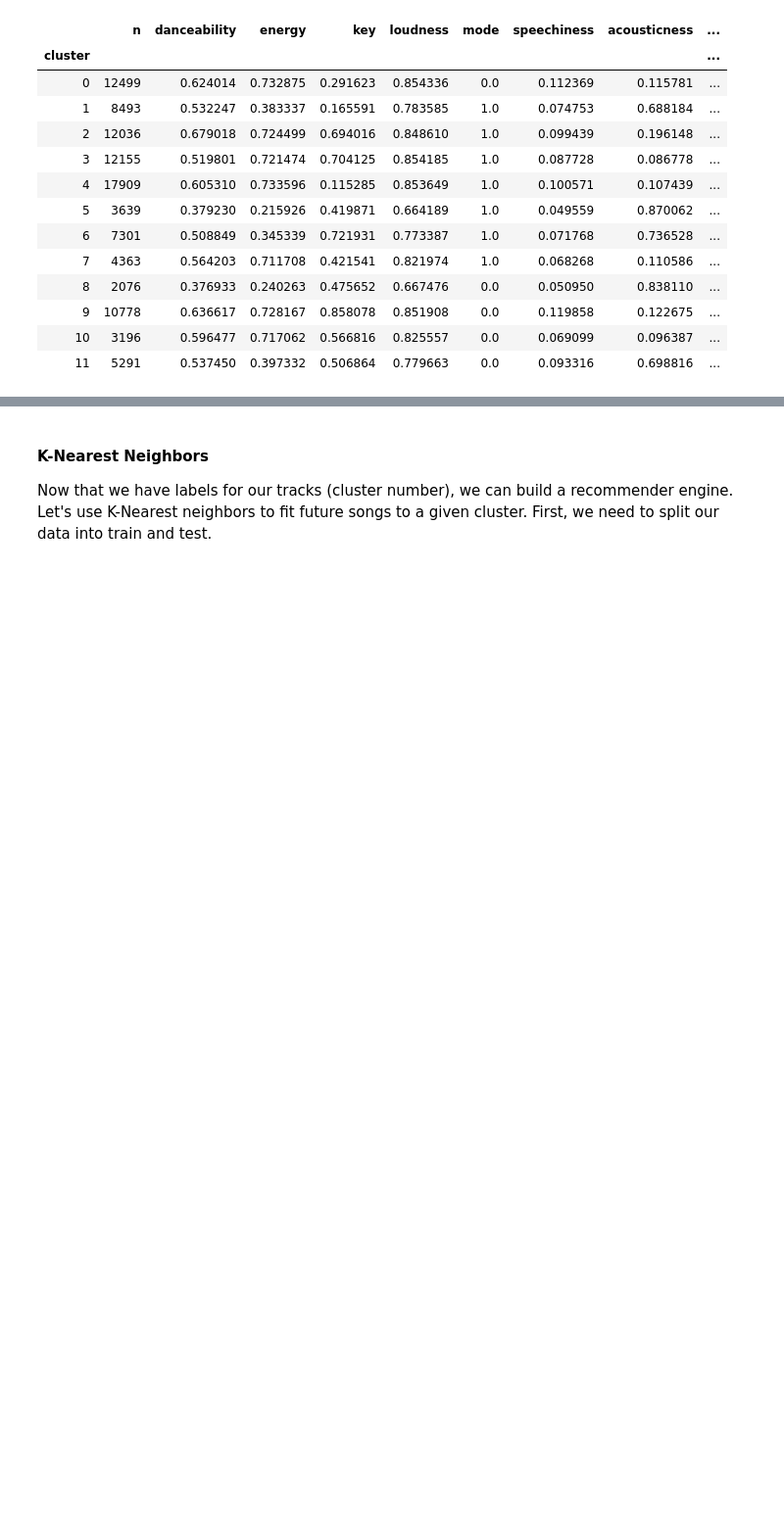
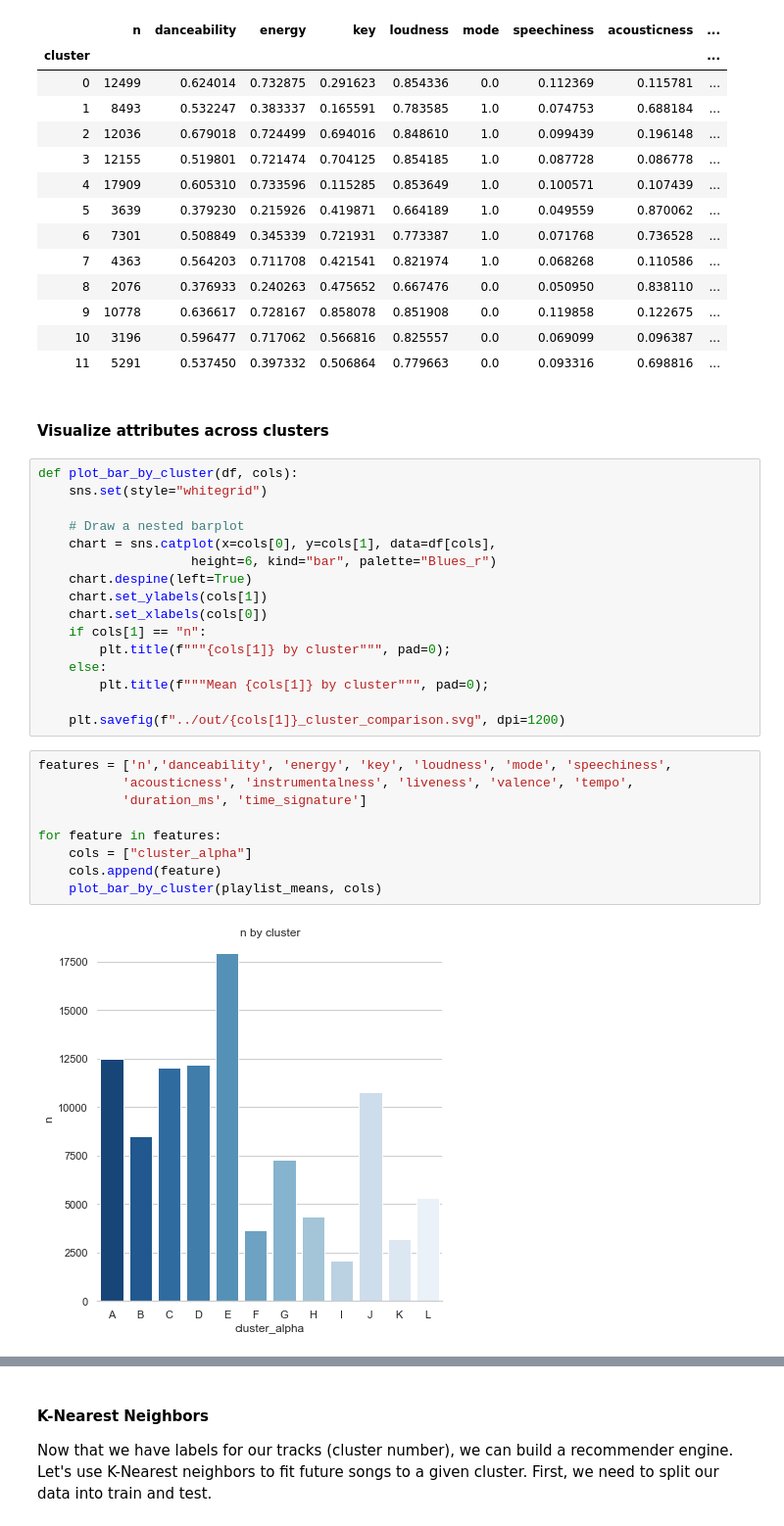
Before and after one commit to spotted-d/spotify-project, a Jupyter notebook: notebooks/group37_milestone4_finalproject.ipynb, the cells around one changed output, grey strips where cells are left out. Shown at 98% size. Saved outputs shown, nothing was run; the diff lists cells and outputs as text; blank space fills up the shorter version.

```diff
--- a/notebooks/group37_milestone4_finalproject.ipynb
+++ b/notebooks/group37_milestone4_finalproject.ipynb
@@ -182,3 +182,32 @@ playlist_means
 | 9 | 10778 | 0.636617 | 0.728167 | 0.858078 | 0.851908 | 0.0 | 0.119858 | 0.122675 | ... |
 | 10 | 3196 | 0.596477 | 0.717062 | 0.566816 | 0.825557 | 0.0 | 0.069099 | 0.096387 | ... |
 | 11 | 5291 | 0.537450 | 0.397332 | 0.506864 | 0.779663 | 0.0 | 0.093316 | 0.698816 | ... |
+# %% [markdown]
+#### Visualize attributes across clusters
+# %%
+def plot_bar_by_cluster(df, cols):
+    sns.set(style="whitegrid")
+
+    # Draw a nested barplot
+    chart = sns.catplot(x=cols[0], y=cols[1], data=df[cols],
+                    height=6, kind="bar", palette="Blues_r")
+    chart.despine(left=True)
+    chart.set_ylabels(cols[1])
+    chart.set_xlabels(cols[0])
+    if cols[1] == "n":
+        plt.title(f"""{cols[1]} by cluster""", pad=0);
+    else:
+        plt.title(f"""Mean {cols[1]} by cluster""", pad=0);
+
+    plt.savefig(f"../out/{cols[1]}_cluster_comparison.svg", dpi=1200)
+# %%
+features = ['n','danceability', 'energy', 'key', 'loudness', 'mode', 'speechiness',
+           'acousticness', 'instrumentalness', 'liveness', 'valence', 'tempo',
+           'duration_ms', 'time_signature']
+
+for feature in features:
+    cols = ["cluster_alpha"]
+    cols.append(feature)
+    plot_bar_by_cluster(playlist_means, cols)
+# %% [output]
+[figure, added]
```
Also changed, not shown: parts of 1 cell of this notebook, 14 other files.
